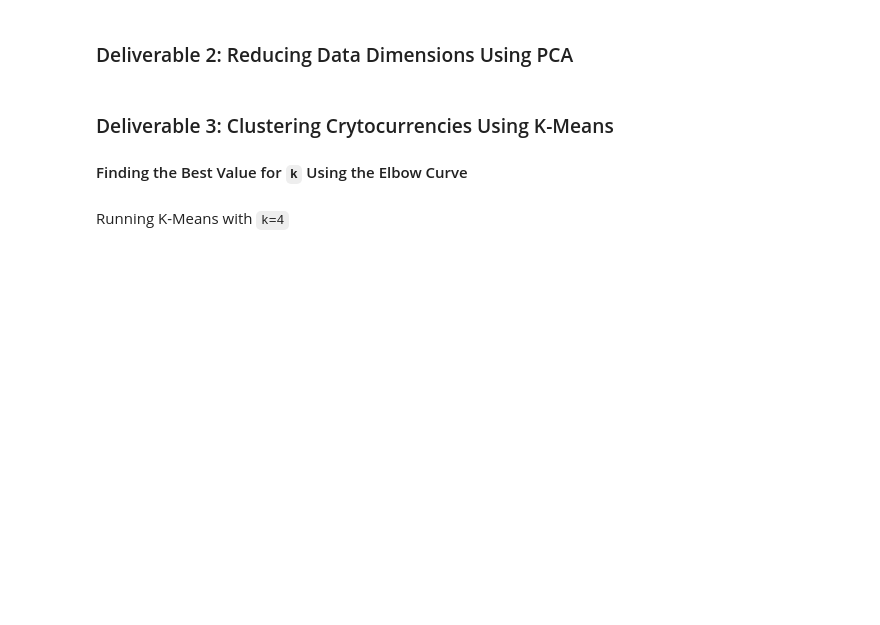
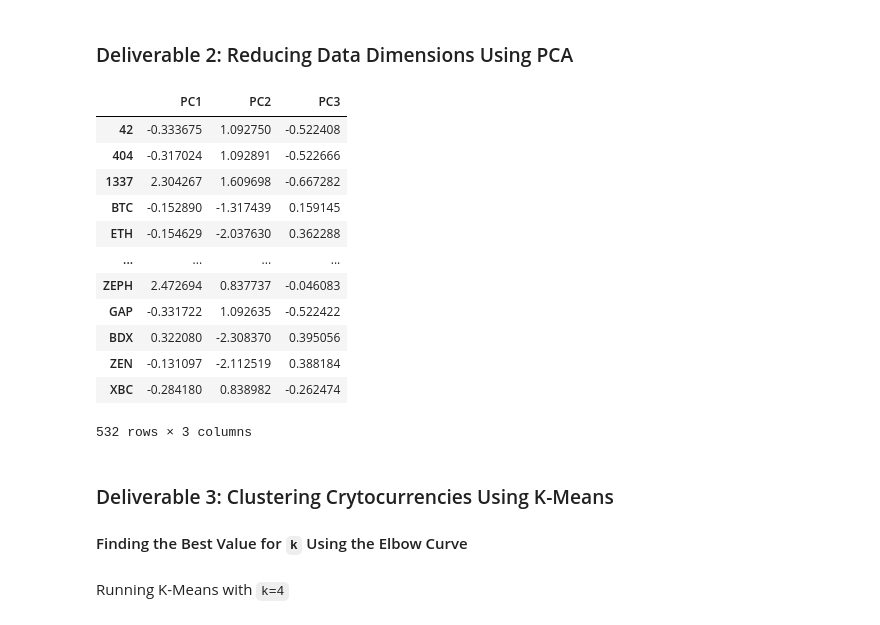
Before and after one commit to lgodleski/Cryptocurrencies, a Jupyter notebook: crypto_clustering.ipynb, the cells around one changed output. Drawn from its saved outputs; the diff is of its cells as text; code cells hidden in the pictures; blank space fills up the shorter version.

```diff
--- a/crypto_clustering.ipynb
+++ b/crypto_clustering.ipynb
@@ -184,6 +185,22 @@ pca = PCA(n_components=3)
 # %%
 # Create a DataFrame with the three principal components.
 # YOUR CODE HERE
+pcs_df = pd.DataFrame(data=crypto_pca, columns=["PC1", "PC2", "PC3"], index=X.index)
+pcs_df
+# %% [output]
+|  | PC1 | PC2 | PC3 |
+| 42 | -0.333675 | 1.092750 | -0.522408 |
+| 404 | -0.317024 | 1.092891 | -0.522666 |
+| 1337 | 2.304267 | 1.609698 | -0.667282 |
+| BTC | -0.152890 | -1.317439 | 0.159145 |
+| ETH | -0.154629 | -2.037630 | 0.362288 |
+| ... | ... | ... | ... |
+| ZEPH | 2.472694 | 0.837737 | -0.046083 |
+| GAP | -0.331722 | 1.092635 | -0.522422 |
+| BDX | 0.322080 | -2.308370 | 0.395056 |
+| ZEN | -0.131097 | -2.112519 | 0.388184 |
+| XBC | -0.284180 | 0.838982 | -0.262474 |
+532 rows × 3 columns
 # %% [markdown]
 ### Deliverable 3: Clustering Crytocurrencies Using K-Means
 
```
Also changed, not shown: parts of 3 cells of this notebook.
